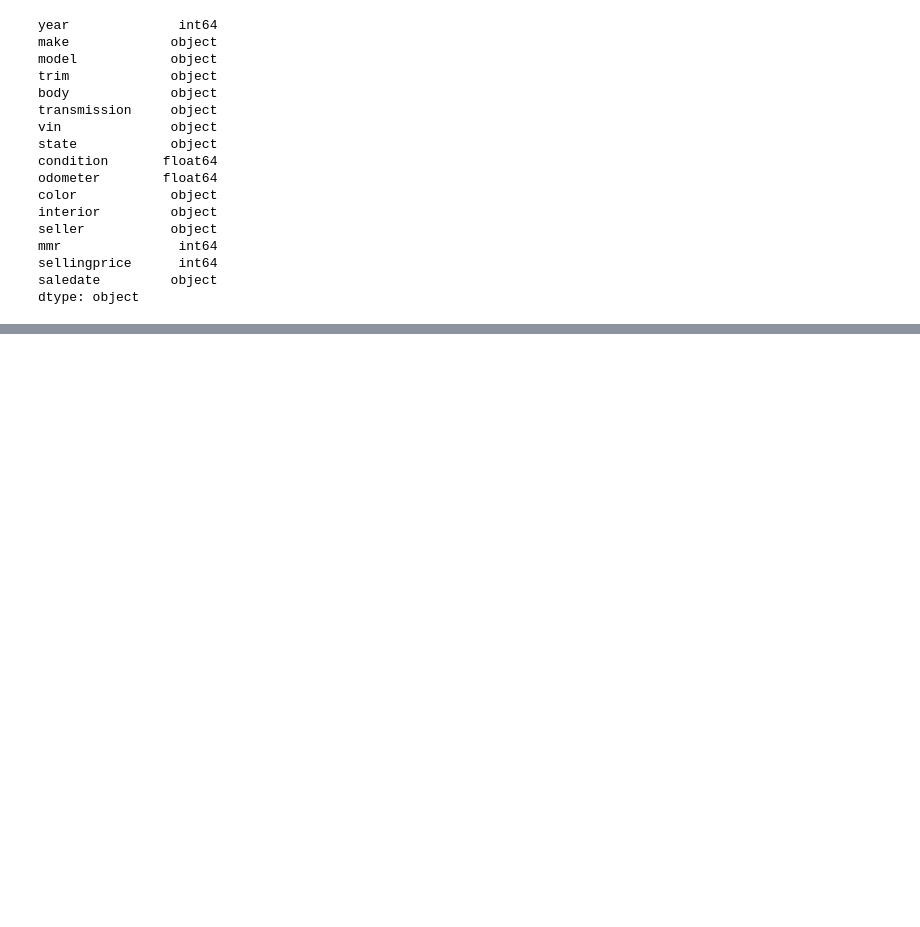
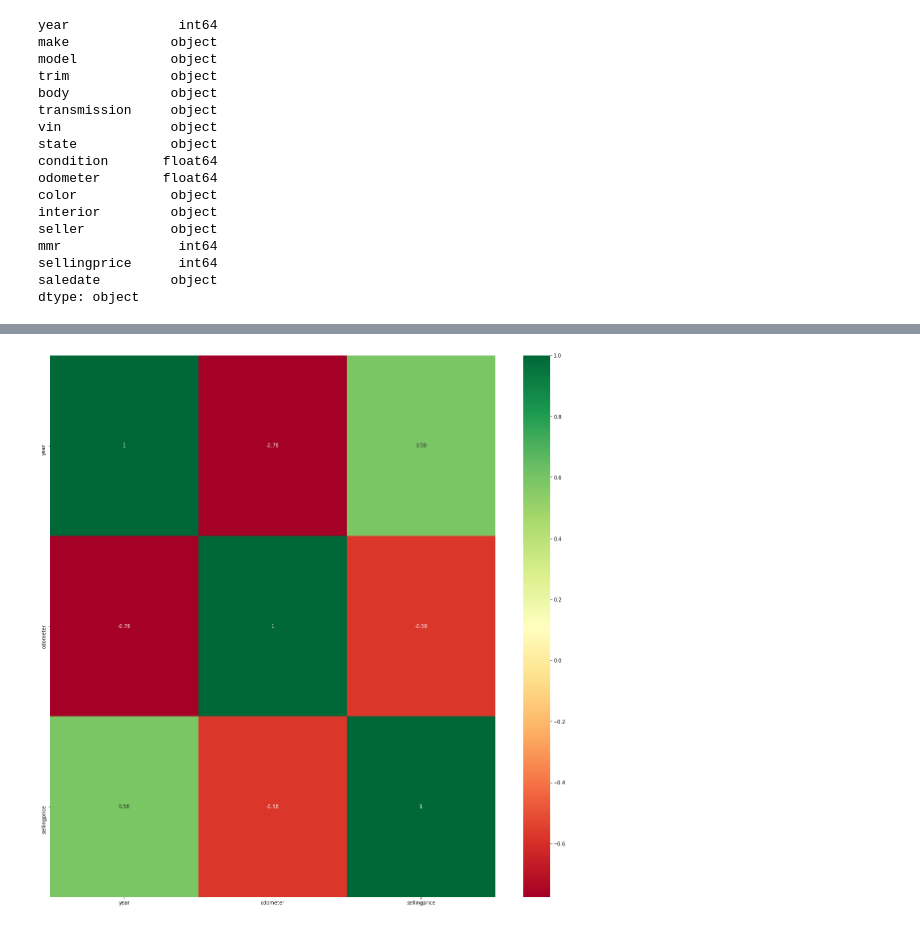
Before and after one commit to hewittaj-schoolwork/c964_wgu_capstone, a Jupyter notebook: carsales-ml-model.ipynb, the cells around one changed output, grey strips where cells are left out. Saved outputs shown, nothing was run; the diff lists cells and outputs as text; code cells hidden in the pictures; blank space fills up the shorter version.

```diff
--- a/carsales-ml-model.ipynb
+++ b/carsales-ml-model.ipynb
@@ -183,0 +208,9 @@ reg_model.score(x_test, y_test)
+# %%
+correlation = car_sales.corr()
+top_corr_features = correlation.index
+plt.figure(figsize=(20,20))
+
+# plot heat map
+graph = sns.heatmap(car_sales[top_corr_features].corr(), annot=True, cmap="RdYlGn")
+# %% [output]
+[figure, added]
```
Also changed, not shown: parts of 20 cells of this notebook, 5 other files.
